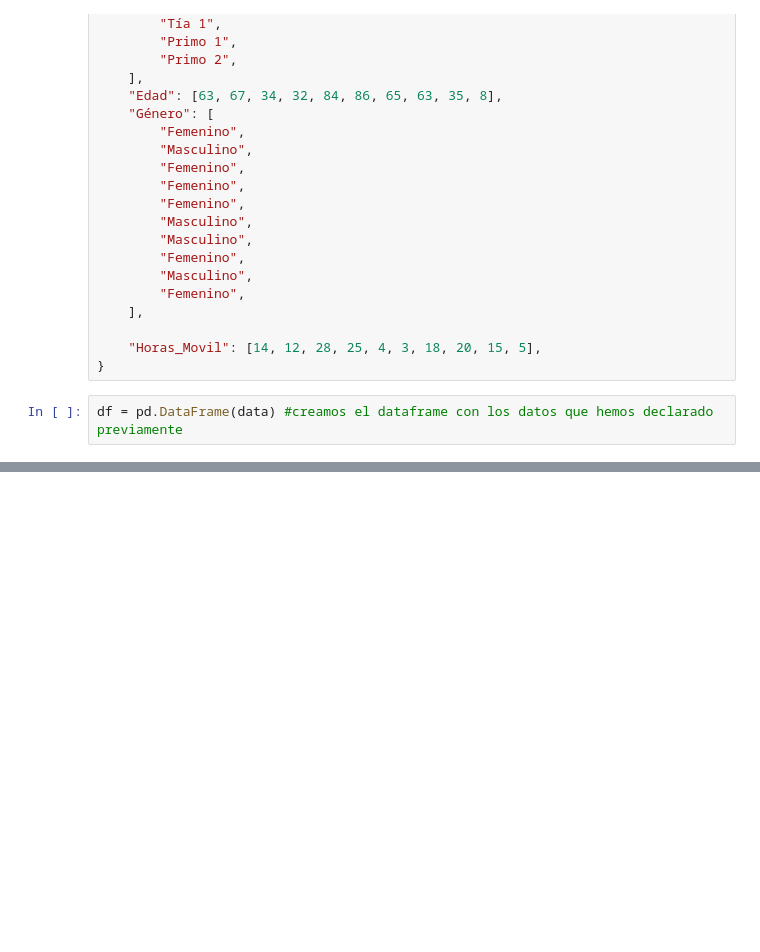
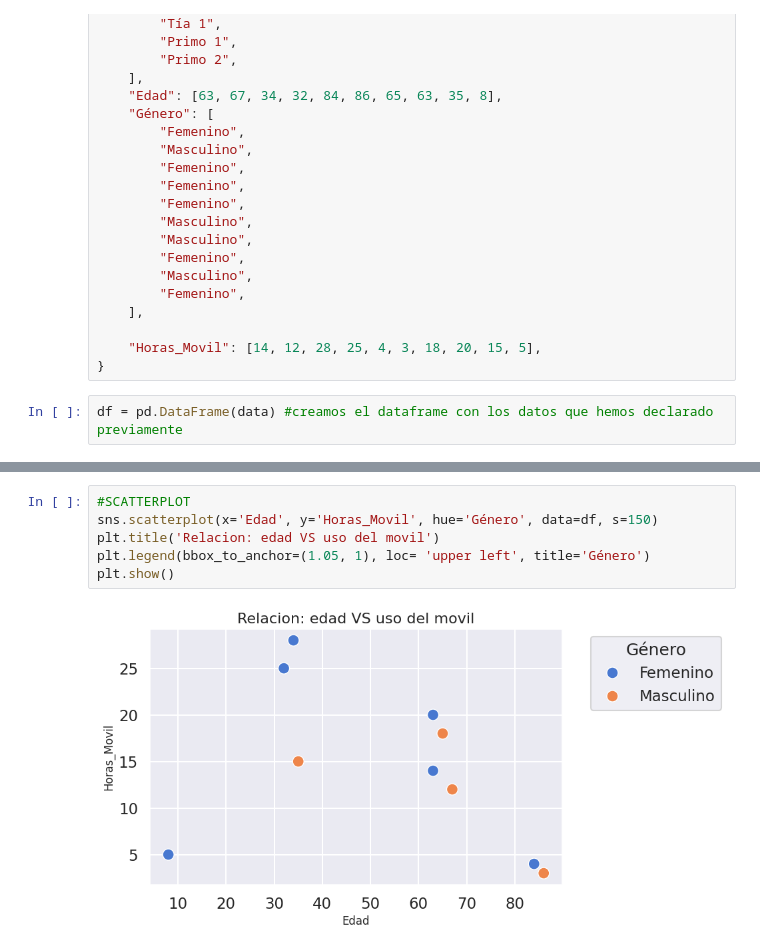
Before and after one commit to Miris-01/colab-practising, a Jupyter notebook: ej_estadistica.ipynb, the cells around one changed output, grey strips where cells are left out. Cells and saved outputs as stored; diff of their text form; blank space fills up the shorter version.

```diff
--- a/ej_estadistica.ipynb
+++ b/ej_estadistica.ipynb
@@ -91,0 +118,8 @@ Percentil 90: 84.2
+# %%
+#SCATTERPLOT
+sns.scatterplot(x='Edad', y='Horas_Movil', hue='Género', data=df, s=150)
+plt.title('Relacion: edad VS uso del movil')
+plt.legend(bbox_to_anchor=(1.05, 1), loc= 'upper left', title='Género')
+plt.show()
+# %% [output]
+[figure, added]
```
Also changed, not shown: parts of 7 cells of this notebook.
